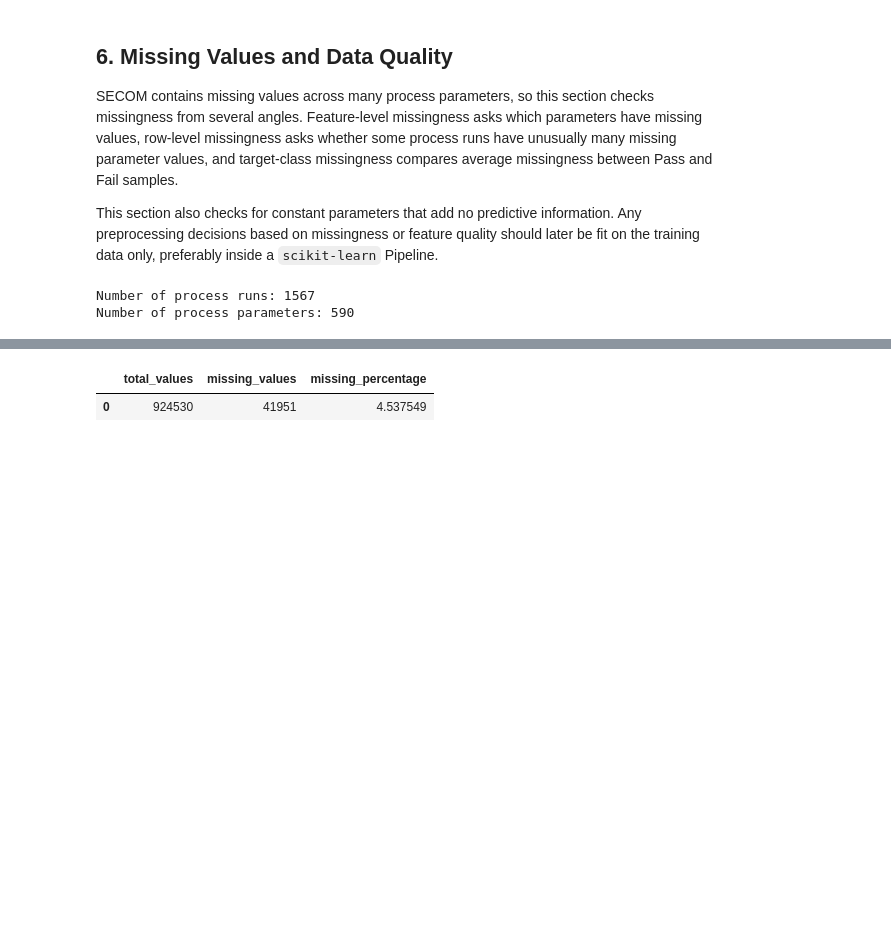
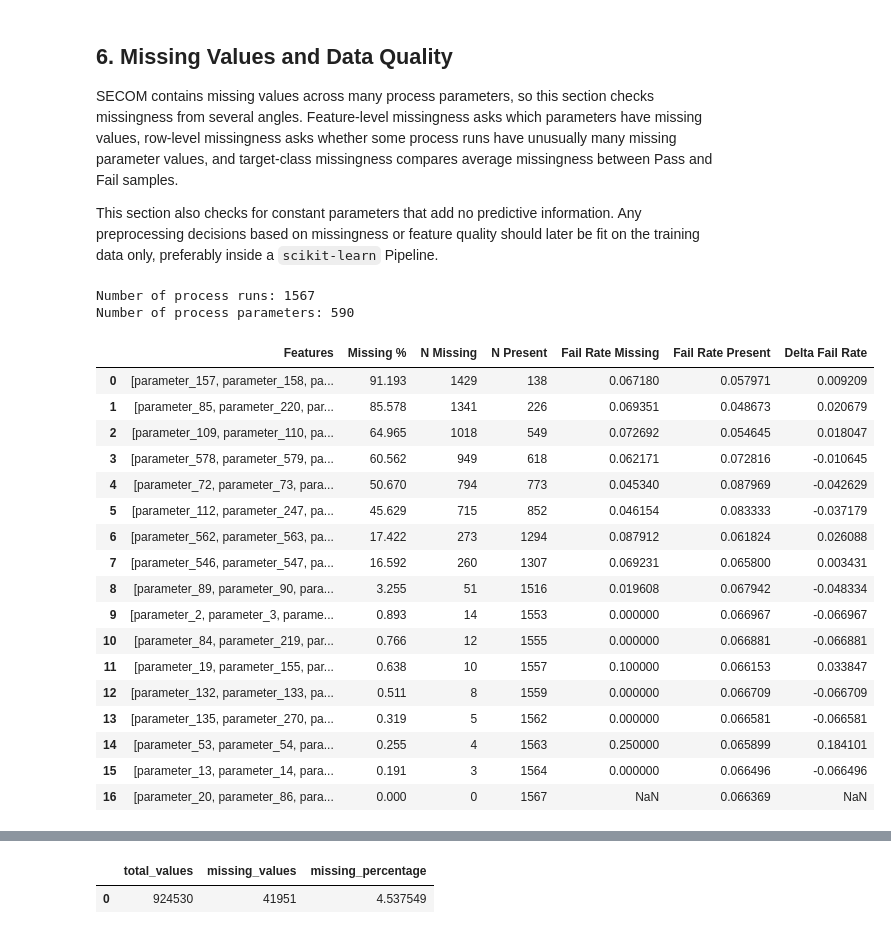
Before and after one commit to Spalding13/secom-fault-detection, a Jupyter notebook: notebooks/01_secom_fault_detection.ipynb, the cells around one changed output, grey strips where cells are left out. Drawn from its saved outputs; the diff is of its cells as text; code cells hidden in the pictures; blank space fills up the shorter version.

Commit message:
Add missingness profiler and document its use in SECOM analysis

```diff
--- a/notebooks/01_secom_fault_detection.ipynb
+++ b/notebooks/01_secom_fault_detection.ipynb
@@ -259,9 +260,39 @@ This section also checks for constant parameters that add no predictive informat
 # Separate process parameter measurements from the target column.
 feature_cols = [col for col in df.columns if col != "target"]
 X_features = df[feature_cols]
-
+y          = df["target"]
 print(f"Number of process runs: {X_features.shape[0]}")
 print(f"Number of process parameters: {X_features.shape[1]}")
 # %% [output]
 Number of process runs: 1567
 Number of process parameters: 590
+# %%
+# Full-dataset EDA only; validate any resulting modeling decisions on training data.
+missingness_profiler = MissingnessProfiler(X_features, y)
+missingness_series = missingness_profiler.missingness_percentage_per_col()
+# Equal missingness percentages do not necessarily mean the same rows are missing.
+missingness_groups = missingness_profiler.group_missing_cols(missingness_series)
+# Only groups whose columns share an identical missing-row mask are reported.
+missingness_summary = missingness_profiler.explore_missingness_relationship(missingness_groups)
+# Fail rates use y == 1; delta is missing minus present (proportions, not percentages).
+# These are descriptive associations; an empty subgroup produces a NaN rate.
+missingness_summary
+# %% [output]
+|  | Features | Missing % | N Missing | N Present | Fail Rate Missing | Fail Rate Present | Delta Fail Rate |
+| 0 | [parameter_157, parameter_158, pa... | 91.193 | 1429 | 138 | 0.067180 | 0.057971 | 0.009209 |
+| 1 | [parameter_85, parameter_220, par... | 85.578 | 1341 | 226 | 0.069351 | 0.048673 | 0.020679 |
+| 2 | [parameter_109, parameter_110, pa... | 64.965 | 1018 | 549 | 0.072692 | 0.054645 | 0.018047 |
+| 3 | [parameter_578, parameter_579, pa... | 60.562 | 949 | 618 | 0.062171 | 0.072816 | -0.010645 |
+| 4 | [parameter_72, parameter_73, para... | 50.670 | 794 | 773 | 0.045340 | 0.087969 | -0.042629 |
+| 5 | [parameter_112, parameter_247, pa... | 45.629 | 715 | 852 | 0.046154 | 0.083333 | -0.037179 |
+| 6 | [parameter_562, parameter_563, pa... | 17.422 | 273 | 1294 | 0.087912 | 0.061824 | 0.026088 |
+| 7 | [parameter_546, parameter_547, pa... | 16.592 | 260 | 1307 | 0.069231 | 0.065800 | 0.003431 |
+| 8 | [parameter_89, parameter_90, para... | 3.255 | 51 | 1516 | 0.019608 | 0.067942 | -0.048334 |
+| 9 | [parameter_2, parameter_3, parame... | 0.893 | 14 | 1553 | 0.000000 | 0.066967 | -0.066967 |
+| 10 | [parameter_84, parameter_219, par... | 0.766 | 12 | 1555 | 0.000000 | 0.066881 | -0.066881 |
+| 11 | [parameter_19, parameter_155, par... | 0.638 | 10 | 1557 | 0.100000 | 0.066153 | 0.033847 |
+| 12 | [parameter_132, parameter_133, pa... | 0.511 | 8 | 1559 | 0.000000 | 0.066709 | -0.066709 |
+| 13 | [parameter_135, parameter_270, pa... | 0.319 | 5 | 1562 | 0.000000 | 0.066581 | -0.066581 |
+| 14 | [parameter_53, parameter_54, para... | 0.255 | 4 | 1563 | 0.250000 | 0.065899 | 0.184101 |
+| 15 | [parameter_13, parameter_14, para... | 0.191 | 3 | 1564 | 0.000000 | 0.066496 | -0.066496 |
+| 16 | [parameter_20, parameter_86, para... | 0.000 | 0 | 1567 | NaN | 0.066369 | NaN |
```
Also changed, not shown: parts of 3 cells of this notebook, 3 other files.
